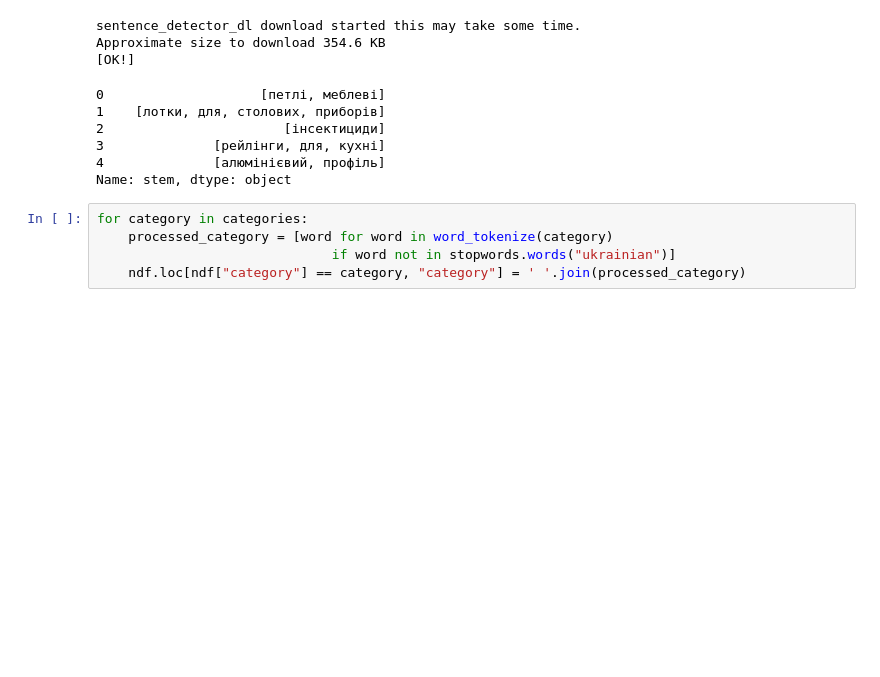
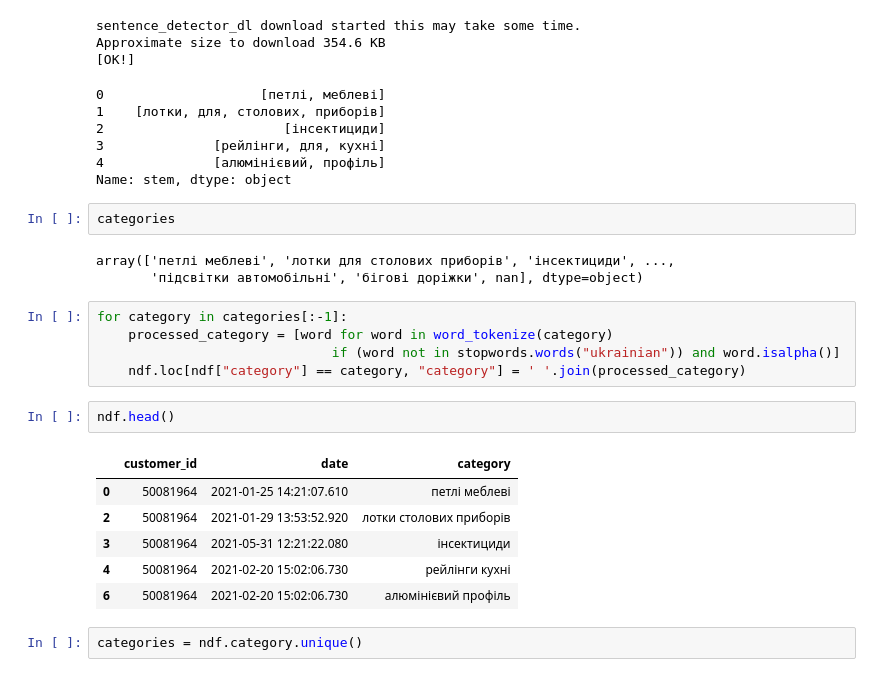
Before and after one commit to denisvivdenko/recommended-system-with-nlp, a Jupyter notebook: recommended_systems.ipynb, the cells around one changed output. Saved outputs shown, nothing was run; the diff lists cells and outputs as text; blank space fills up the shorter version.

```diff
--- a/recommended_systems.ipynb
+++ b/recommended_systems.ipynb
@@ -170,8 +238,24 @@ Approximate size to download 354.6 KB
 3              [рейлінги, для, кухні]
 4              [алюмінієвий, профіль]
 Name: stem, dtype: object
+# %%
+categories
+# %% [output]
+array(['петлі меблеві', 'лотки для столових приборів', 'інсектициди', ...,
+       'підсвітки автомобільні', 'бігові доріжки', nan], dtype=object)
 # %%
-for category in categories:
+for category in categories[:-1]:
     processed_category = [word for word in word_tokenize(category)
-                              if word not in stopwords.words("ukrainian")]
+                              if (word not in stopwords.words("ukrainian")) and word.isalpha()]
     ndf.loc[ndf["category"] == category, "category"] = ' '.join(processed_category)
+# %%
+ndf.head()
+# %% [output]
+|  | customer_id | date | category |
+| 0 | 50081964 | 2021-01-25 14:21:07.610 | петлі меблеві |
+| 2 | 50081964 | 2021-01-29 13:53:52.920 | лотки столових приборів |
+| 3 | 50081964 | 2021-05-31 12:21:22.080 | інсектициди |
+| 4 | 50081964 | 2021-02-20 15:02:06.730 | рейлінги кухні |
+| 6 | 50081964 | 2021-02-20 15:02:06.730 | алюмінієвий профіль |
+# %%
+categories = ndf.category.unique()
```
Also changed, not shown: parts of 30 cells of this notebook.
